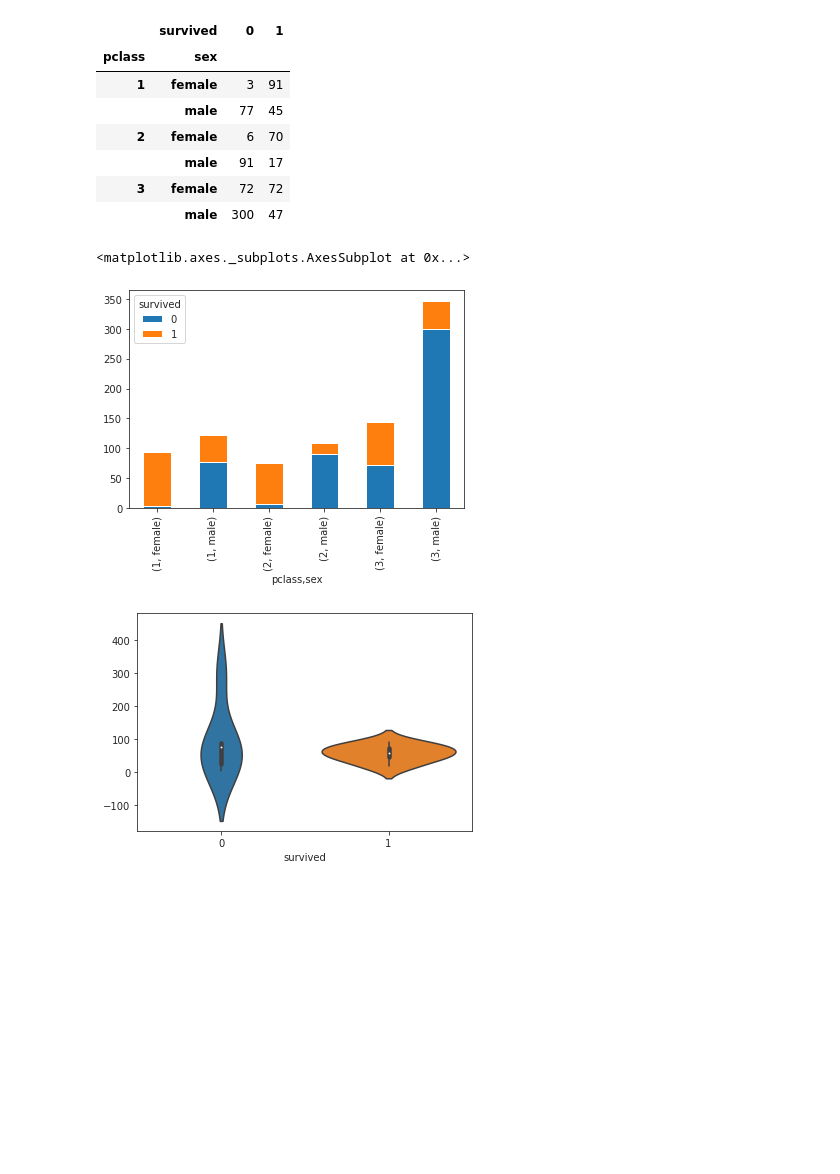
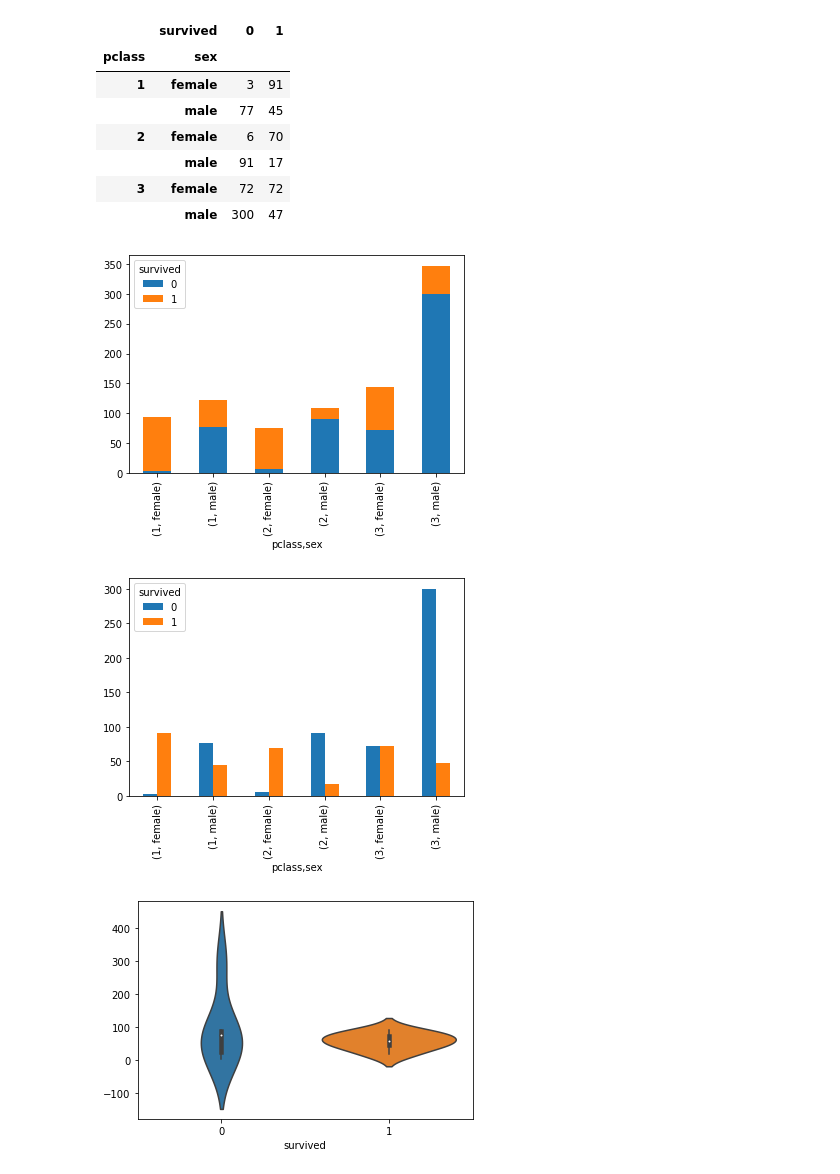
Before and after one commit to hsienhsin/1st-DataScienceMarathon, a Jupyter notebook: D21Data_Visualization_Day_4作業.ipynb, the cells around one changed output. Cells and saved outputs as stored; diff of their text form; code cells hidden in the pictures; blank space fills up the shorter version.

```diff
--- a/D21Data_Visualization_Day_4作業.ipynb
+++ b/D21Data_Visualization_Day_4作業.ipynb
@@ -91,14 +96,16 @@ survived_counts
 |  | male | 91 | 17 |
 | 3 | female | 72 | 72 |
 |  | male | 300 | 47 |
-# %%
-'''
-在這邊coding
-使用survived_counts.plot做對照組
-'''
-# %% [output]
-<matplotlib.axes._subplots.AxesSubplot at 0x...>
-[figure, removed]
+# %%
+'''
+在這邊coding
+使用survived_counts.plot做對照組
+'''
+survived_counts.plot(kind="bar", stacked=True), survived_counts.plot(kind="bar")
+plt.show()
+# %% [output]
+[figure, added]
+[figure, added]
 # %%
 # 直接使用PANDAS dataframe, 當作參數
 #條形圖()顯示分類變數和連續變數之間的關係。數據以矩形條表示,其中條的長度表示該類別中數據的比例。
```
Also changed, not shown: parts of 7 cells of this notebook.
